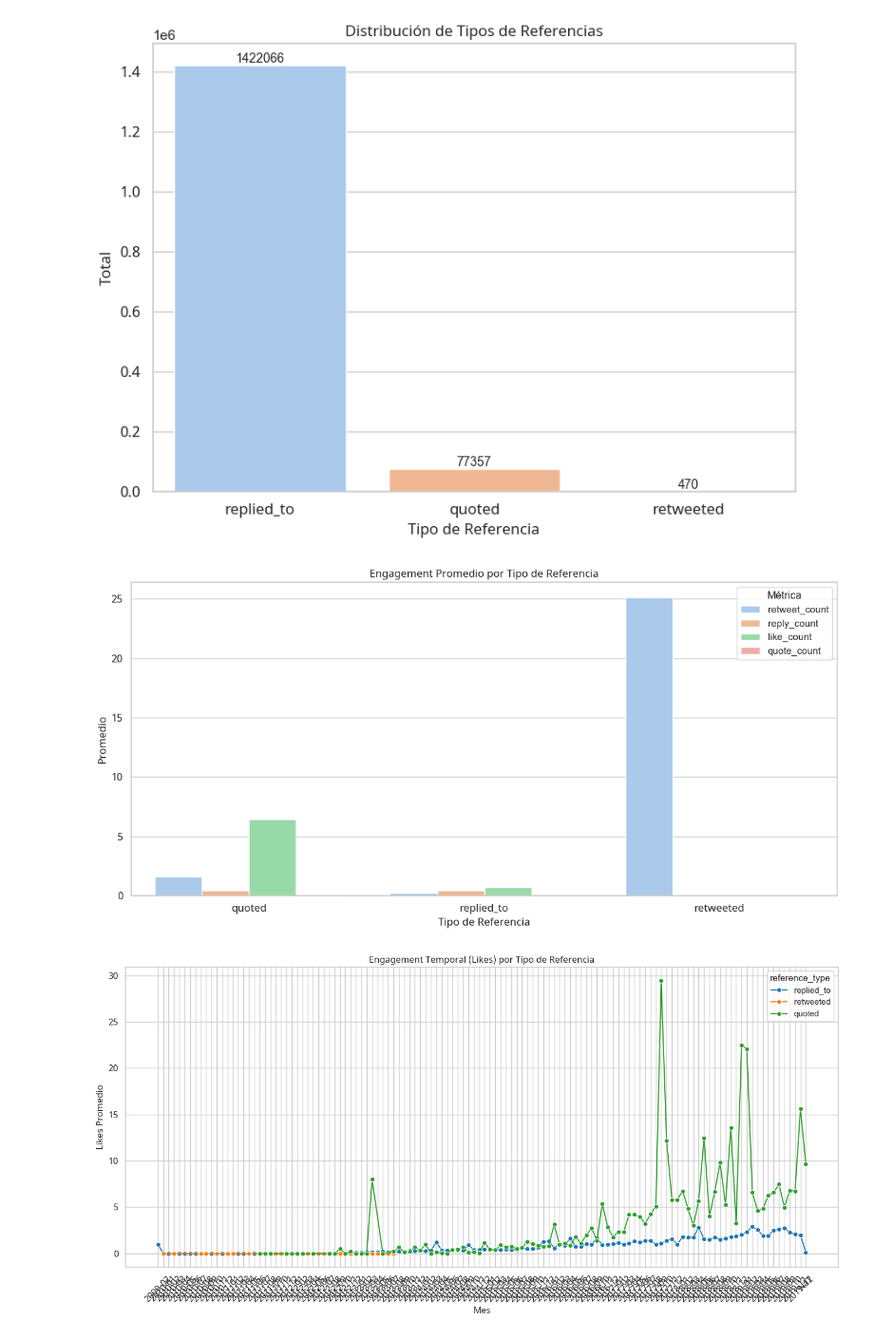
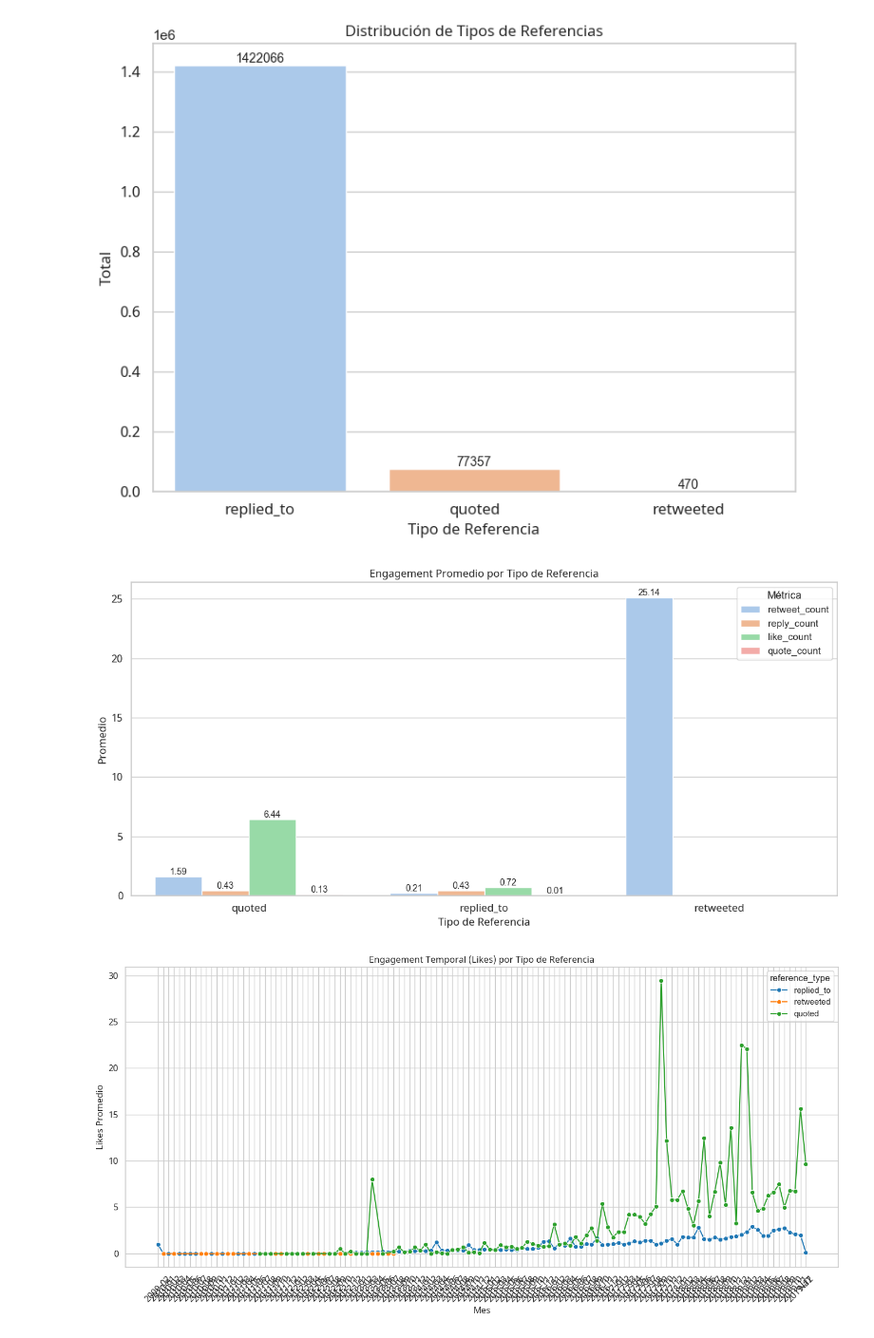
Before and after one commit to albacortes9/tfg-analisis-drogas-twitter, a Jupyter notebook: notebooks/analisis_descriptivo.ipynb, the cells around one changed output. Shown at 95% size. Saved outputs shown, nothing was run; the diff lists cells and outputs as text; code cells hidden in the pictures.

```diff
--- a/notebooks/analisis_descriptivo.ipynb
+++ b/notebooks/analisis_descriptivo.ipynb
@@ -615,20 +615,28 @@ plt.show()
 # %%
 # 2. Engagement por Tipo de Referencia
 engagement_by_type = df_engagement.merge(referenced_tweet, left_on='tweet_id', right_on='tweet_id', how='inner')
 engagement_by_type = engagement_by_type.groupby('reference_type')[metrics].mean().reset_index()
 
 engagement_by_type = engagement_by_type.melt(id_vars='reference_type', var_name='Métrica', value_name='Promedio')
 plt.figure(figsize=(12, 6))
-sns.barplot(data=engagement_by_type, x='reference_type', y='Promedio', hue='Métrica', palette='pastel')
+ax = sns.barplot(data=engagement_by_type, x='reference_type', y='Promedio', hue='Métrica', palette='pastel')
+
+# Añadir etiquetas con los valores de cada barra
+for bar in ax.patches:
+    bar_x = bar.get_x() + bar.get_width() / 2  # Posición horizontal del centro de la barra
+    bar_y = bar.get_height()  # Altura de la barra
+    if bar_y > 0:  # Mostrar solo si el valor es significativo
+        plt.text(bar_x, bar_y, f"{bar_y:.2f}", ha='center', va='bottom', fontsize=10)
+
 plt.title('Engagement Promedio por Tipo de Referencia', fontproperties=font_prop)
 plt.xlabel('Tipo de Referencia', fontproperties=font_prop)
 plt.ylabel('Promedio', fontproperties=font_prop)
 plt.xticks(fontproperties=font_prop)
 plt.yticks(fontproperties=font_prop)
 plt.tight_layout()
 plt.show()
 # %% [output]
-[figure, old version]
+[figure, new version]
 # %%
 
 # 3. Engagement Temporal por Tipo de Referencia
```
